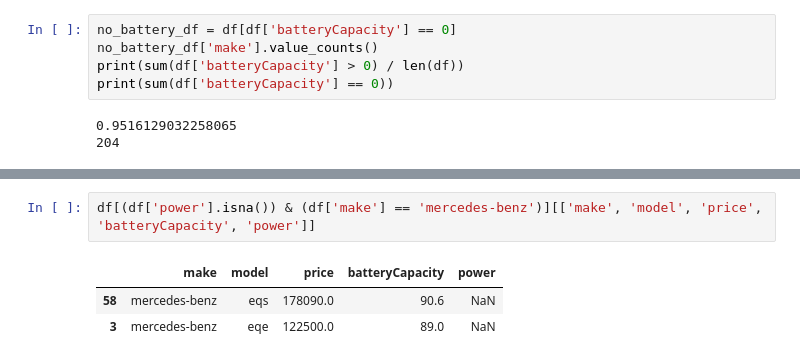
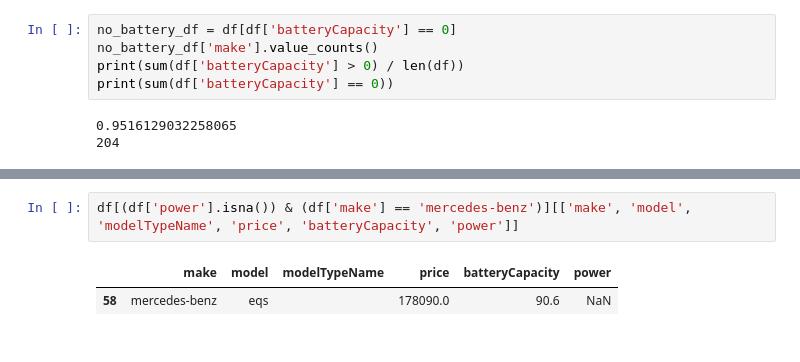
Before and after one commit to jatufin/importEVorNot, a Jupyter notebook: nettiauto/nettiauto_dataset_parsing.ipynb, the cells around one changed output, grey strips where cells are left out. Drawn from its saved outputs; the diff is of its cells as text.

```diff
--- a/nettiauto/nettiauto_dataset_parsing.ipynb
+++ b/nettiauto/nettiauto_dataset_parsing.ipynb
@@ -864,8 +863,7 @@ fiat             1
 lexus            1
 Name: count, dtype: int64
 # %%
-df[(df['power'].isna()) & (df['make'] == 'mercedes-benz')][['make', 'model', 'price', 'batteryCapacity', 'power']]
+df[(df['power'].isna()) & (df['make'] == 'mercedes-benz')][['make', 'model', 'modelTypeName', 'price', 'batteryCapacity', 'power']]
 # %% [output]
-|  | make | model | price | batteryCapacity | power |
-| 58 | mercedes-benz | eqs | 178090.0 | 90.6 | NaN |
-| 3 | mercedes-benz | eqe | 122500.0 | 89.0 | NaN |
+|  | make | model | modelTypeName | price | batteryCapacity | power |
+| 58 | mercedes-benz | eqs |  | 178090.0 | 90.6 | NaN |
```
Also changed, not shown: parts of 5 cells of this notebook, 1 other file.
